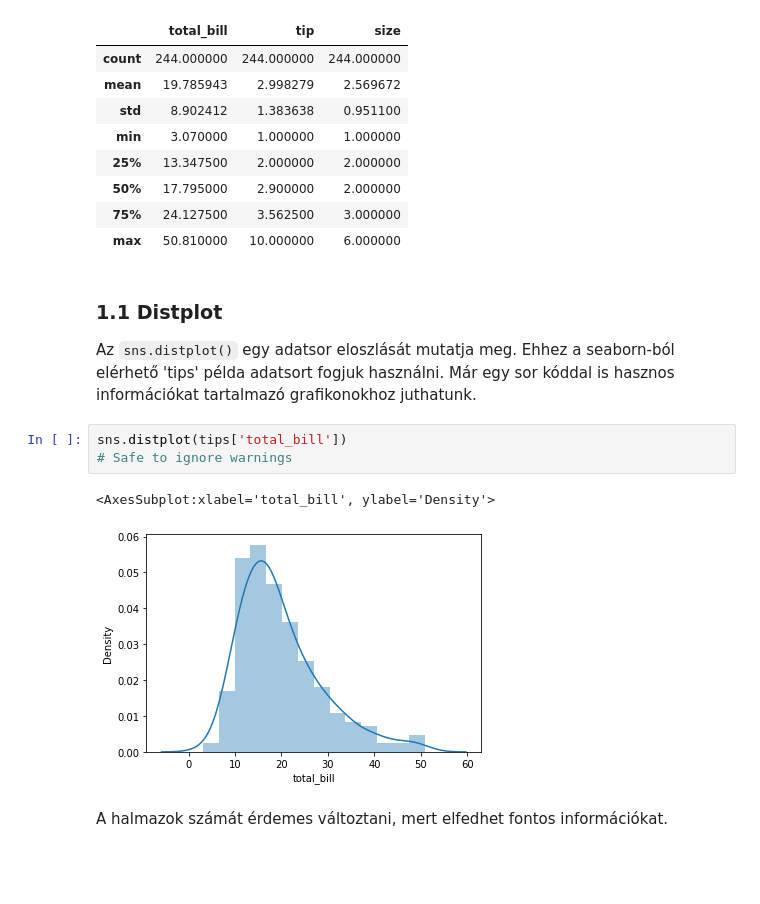
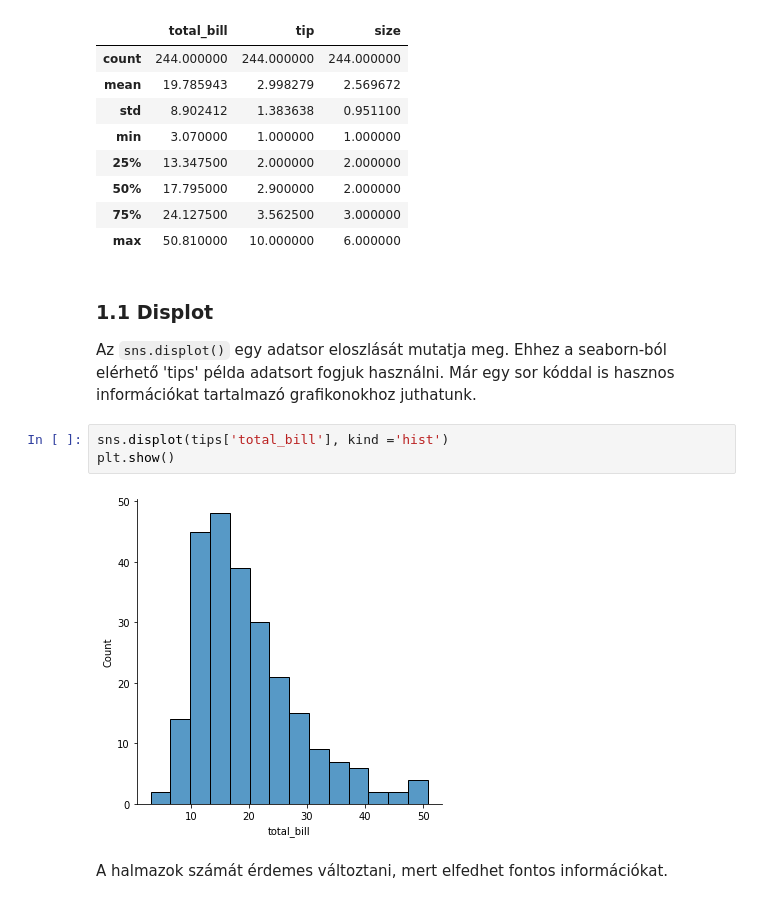
Before and after one commit to mizsakpeti/python-plotting-eCon, a Jupyter notebook: jupyter-notebooks/04_Seaborn_Pandas/041_Data analysis with Seaborn.ipynb, the cells around one changed output. Cells and saved outputs as stored; diff of their text form; blank space fills up the shorter version.

```diff
--- a/jupyter-notebooks/04_Seaborn_Pandas/041_Data analysis with Seaborn.ipynb
+++ b/jupyter-notebooks/04_Seaborn_Pandas/041_Data analysis with Seaborn.ipynb
@@ -36,15 +37,14 @@ tips.describe()
 | 75% | 24.127500 | 3.562500 | 3.000000 |
 | max | 50.810000 | 10.000000 | 6.000000 |
 # %% [markdown]
-### 1.1 Distplot
-Az `sns.distplot()` egy adatsor eloszlását mutatja meg. Ehhez a seaborn-ból elérhető 'tips' példa adatsort fogjuk használni.
+### 1.1 Displot
+Az `sns.displot()` egy adatsor eloszlását mutatja meg. Ehhez a seaborn-ból elérhető 'tips' példa adatsort fogjuk használni.
 Már egy sor kóddal is hasznos információkat tartalmazó grafikonokhoz juthatunk.
-# %%
-sns.distplot(tips['total_bill'])
-# Safe to ignore warnings
-# %% [output]
-<AxesSubplot:xlabel='total_bill', ylabel='Density'>
-[figure, removed]
+# %%
+sns.displot(tips['total_bill'], kind ='hist')
+plt.show()
+# %% [output]
+[figure, added]
 # %% [markdown]
 A halmazok számát érdemes változtani, mert elfedhet fontos információkat.
 # %%
```
Also changed, not shown: parts of 6 cells of this notebook, 8 other files.
